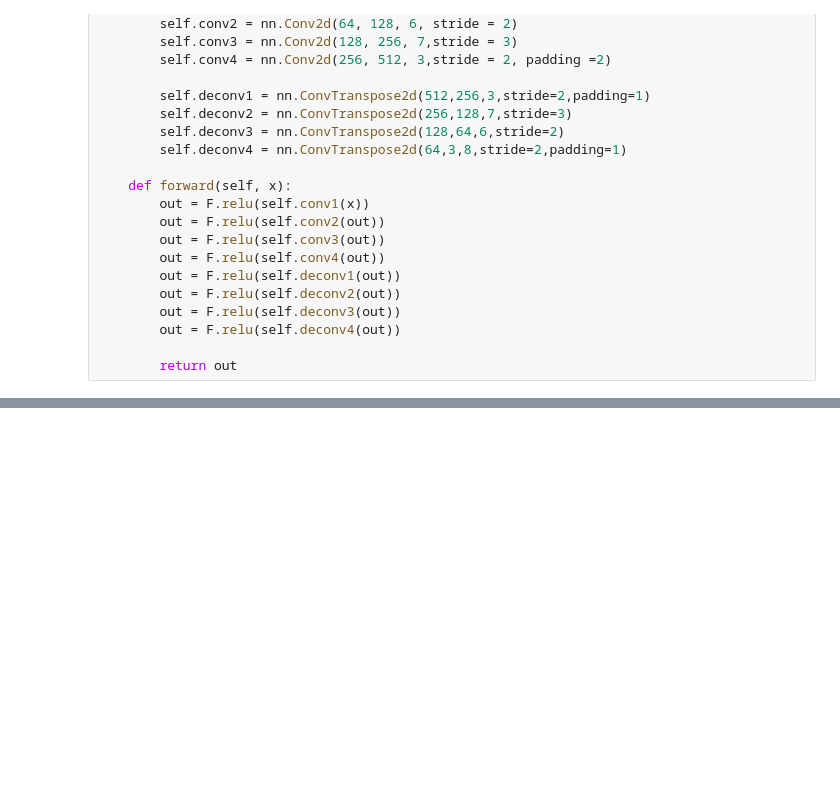
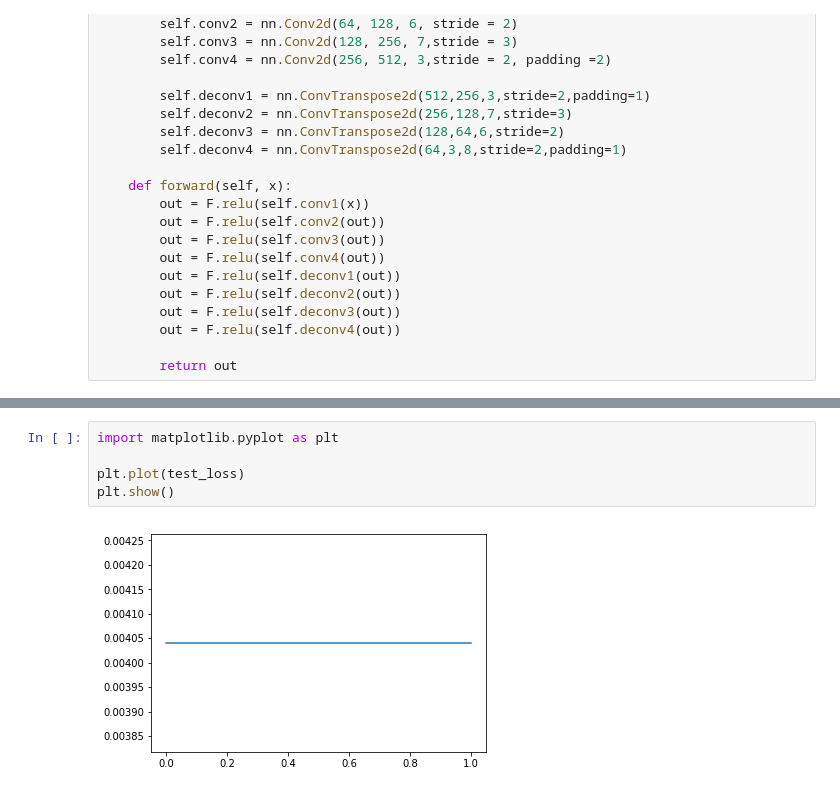
Before and after one commit to Shrirag/spacenet-detection, a Jupyter notebook: In_Class_Notes.ipynb, the cells around one changed output, grey strips where cells are left out. Saved outputs shown, nothing was run; the diff lists cells and outputs as text; blank space fills up the shorter version.

```diff
--- a/In_Class_Notes.ipynb
+++ b/In_Class_Notes.ipynb
@@ -197,0 +202,7 @@ KeyboardInterrupt:
+# %%
+import matplotlib.pyplot as plt
+
+plt.plot(test_loss)
+plt.show()
+# %% [output]
+[figure, added]
```
Also changed, not shown: parts of 9 cells of this notebook.
